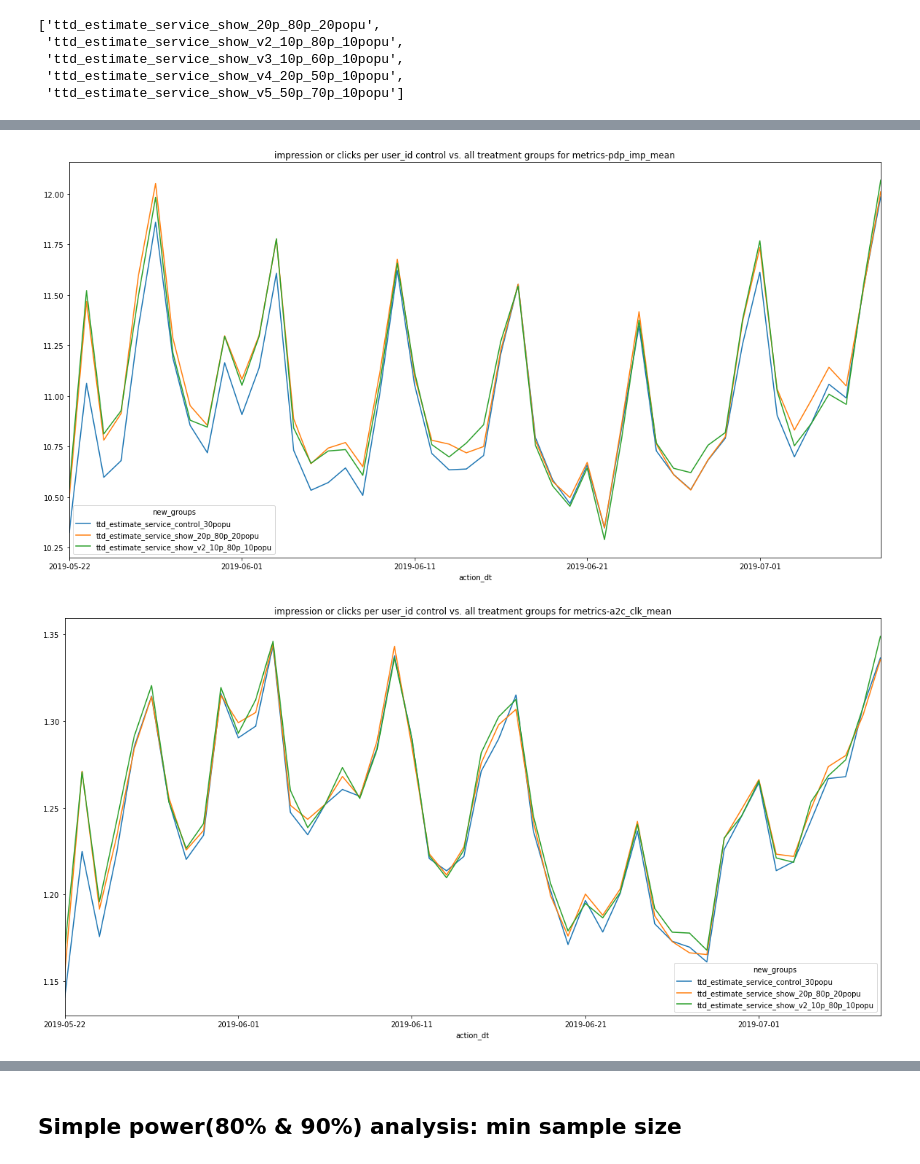
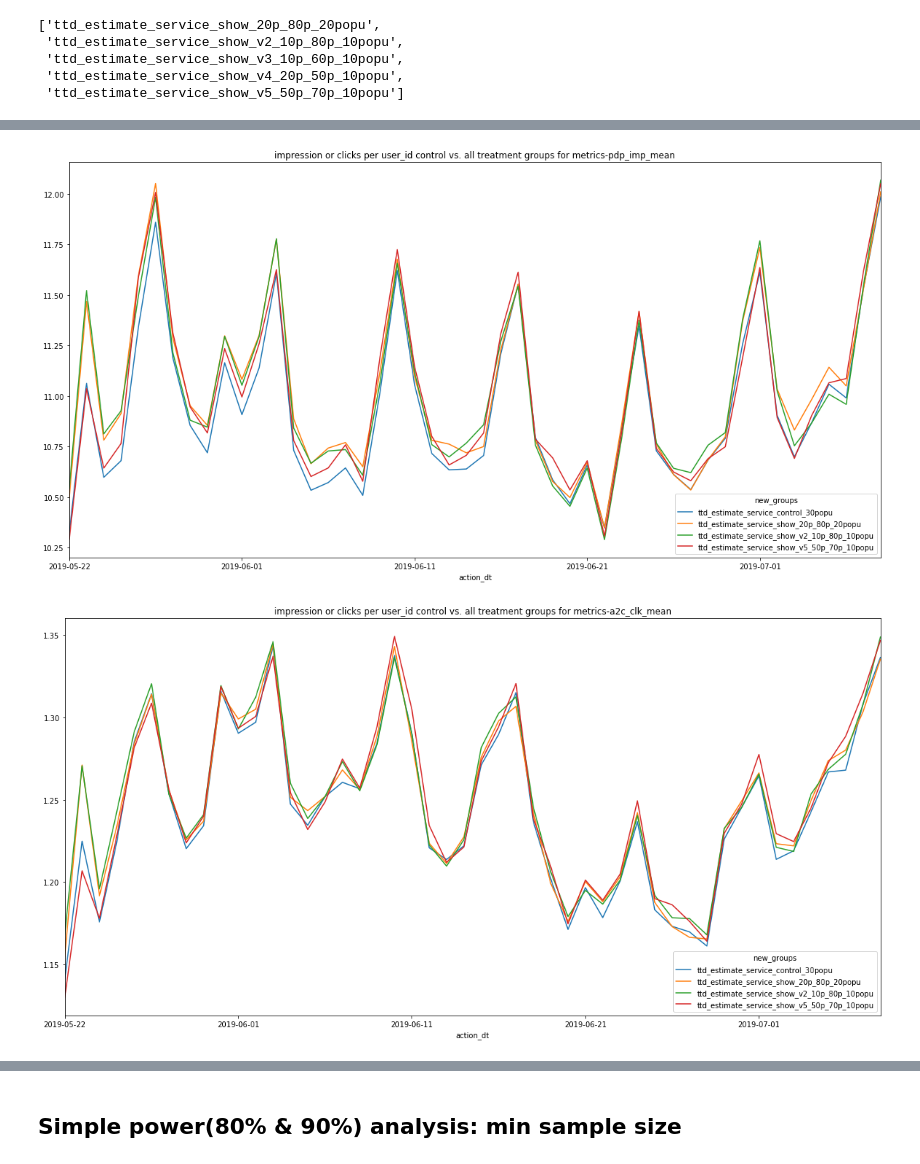
Before and after one commit to zzhang-wish/zzhang_logistics, a Jupyter notebook: TTD_analysis/ttd_experiment_CR.ipynb, the cells around one changed output, grey strips where cells are left out. Cells and saved outputs as stored; diff of their text form; code cells hidden in the pictures.

```diff
--- a/TTD_analysis/ttd_experiment_CR.ipynb
+++ b/TTD_analysis/ttd_experiment_CR.ipynb
@@ -604,7 +602,7 @@ show_groups
  'ttd_estimate_service_show_v4_20p_50p_10popu',
  'ttd_estimate_service_show_v5_50p_70p_10popu']
 # %%
-metrics = ['pdp_imp_mean','a2c_clk_mean','a2c_clk_mean']
+metrics = ['pdp_imp_mean','a2c_clk_mean']
 
 # m = 2
 # n = (len(metrics)+1) // m
@@ -625,18 +622,18 @@ for i in range(len(metrics)):
 # %%
-metrics = ['pdp_imp_mean','a2c_clk_mean','a2c_clk_mean']
+metrics = ['pdp_imp_mean','a2c_clk_mean']
 
 # m = 2
 # n = (len(metrics)+1) // m
 
 # fig, axes = plt.subplots(n, m, figsize=(m*13, n*6))
-mask = df_impression_dt_uid.new_groups.isin(['ttd_estimate_service_control_30popu','ttd_estimate_service_show_20p_80p_20popu','ttd_estimate_service_show_v2_10p_80p_10popu'])
+mask = df_impression_dt_uid.new_groups.isin(['ttd_estimate_service_control_30popu','ttd_estimate_service_show_20p_80p_20popu','ttd_estimate_service_show_v2_10p_80p_10popu','ttd_estimate_service_show_v5_50p_70p_10popu'])
 
 for i in range(len(metrics)):
 #     x = i//m
 #     y = i%m
 
     df_impression_dt_uid.loc[mask,].pivot_table(columns='new_groups', values=metrics[i], index='action_dt')\
     .plot(figsize=(20, 10), title='impression or clicks per user_id control vs. all treatment groups for metrics-{}'.format(metrics[i]))
 # %% [output]
-[figure, old version]
+[figure, new version]
-[figure, old version]
+[figure, new version]
```
Also changed, not shown: parts of 16 cells of this notebook.
